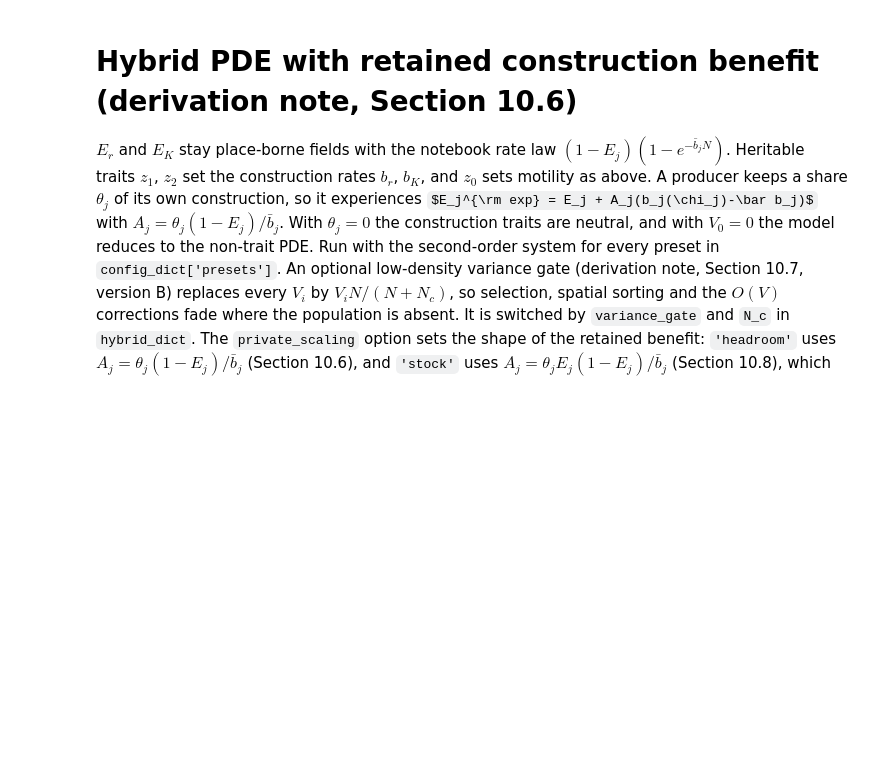
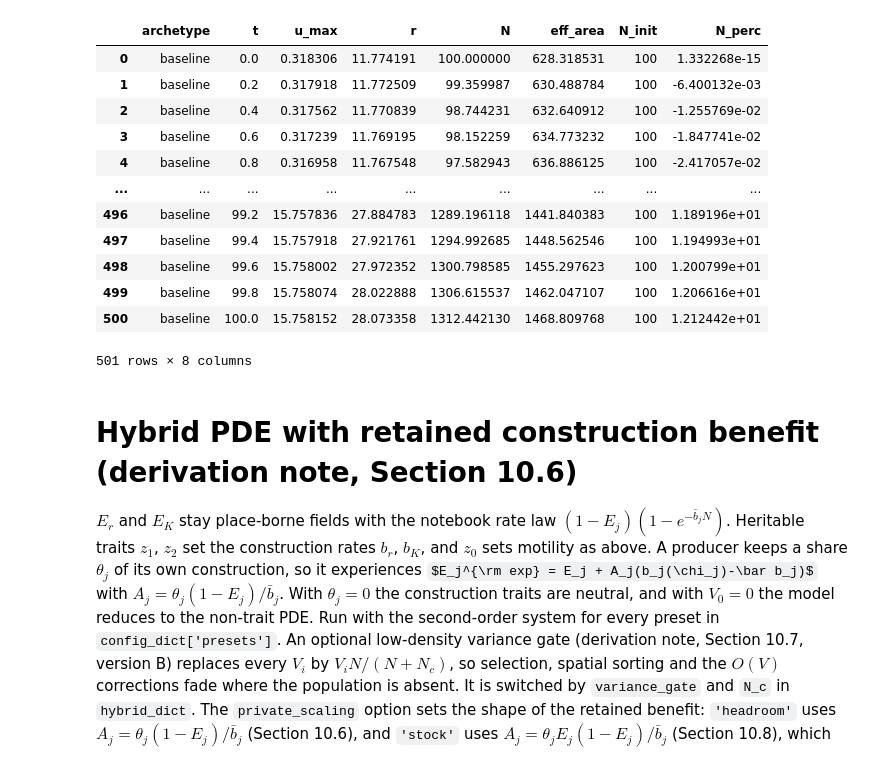
Before and after one commit to cancer-ecology-center/tumor-ecology-models, a Jupyter notebook: scripts/figures.ipynb, the cells around one changed output. Saved outputs shown, nothing was run; the diff lists cells and outputs as text; code cells hidden in the pictures; some formulas as TeX source; blank space fills up the shorter version.

```diff
--- a/scripts/figures.ipynb
+++ b/scripts/figures.ipynb
@@ -312,3 +303,19 @@ plt.show()
+# %%
+df[df['archetype']=='baseline']
+# %% [output]
+|  | archetype | t | u_max | r | N | eff_area | N_init | N_perc |
+| 0 | baseline | 0.0 | 0.318306 | 11.774191 | 100.000000 | 628.318531 | 100 | 1.332268e-15 |
+| 1 | baseline | 0.2 | 0.317918 | 11.772509 | 99.359987 | 630.488784 | 100 | -6.400132e-03 |
+| 2 | baseline | 0.4 | 0.317562 | 11.770839 | 98.744231 | 632.640912 | 100 | -1.255769e-02 |
+| 3 | baseline | 0.6 | 0.317239 | 11.769195 | 98.152259 | 634.773232 | 100 | -1.847741e-02 |
+| 4 | baseline | 0.8 | 0.316958 | 11.767548 | 97.582943 | 636.886125 | 100 | -2.417057e-02 |
+| ... | ... | ... | ... | ... | ... | ... | ... | ... |
+| 496 | baseline | 99.2 | 15.757836 | 27.884783 | 1289.196118 | 1441.840383 | 100 | 1.189196e+01 |
+| 497 | baseline | 99.4 | 15.757918 | 27.921761 | 1294.992685 | 1448.562546 | 100 | 1.194993e+01 |
+| 498 | baseline | 99.6 | 15.758002 | 27.972352 | 1300.798585 | 1455.297623 | 100 | 1.200799e+01 |
+| 499 | baseline | 99.8 | 15.758074 | 28.022888 | 1306.615537 | 1462.047107 | 100 | 1.206616e+01 |
+| 500 | baseline | 100.0 | 15.758152 | 28.073358 | 1312.442130 | 1468.809768 | 100 | 1.212442e+01 |
+501 rows × 8 columns
 # %% [markdown]
 # Hybrid PDE with retained construction benefit (derivation note, Section 10.6)
 $E_r$ and $E_K$ stay place-borne fields with the notebook rate law $(1-E_j)(1-e^{-\bar b_j N})$. Heritable traits $z_1$, $z_2$ set the construction rates $b_r$, $b_K$, and $z_0$ sets motility as above. A producer keeps a share $\theta_j$ of its own construction, so it experiences $E_j^{\rm exp} = E_j + A_j(b_j(\chi_j)-\bar b_j)$ with $A_j = \theta_j(1-E_j)/\bar b_j$. With $\theta_j = 0$ the construction traits are neutral, and with $V_0 = 0$ the model reduces to the non-trait PDE. Run with the second-order system for every preset in `config_dict['presets']`. An optional low-density variance gate (derivation note, Section 10.7, version B) replaces every $V_i$ by $V_i N/(N+N_c)$, so selection, spatial sorting and the $O(V)$ corrections fade where the population is absent. It is switched by `variance_gate` and `N_c` in `hybrid_dict`. The `private_scaling` option sets the shape of the retained benefit: `'headroom'` uses $A_j = \theta_j(1-E_j)/\bar b_j$ (Section 10.6), and `'stock'` uses $A_j = \theta_j E_j(1-E_j)/\bar b_j$ (Section 10.8), which keeps the second-order closure valid while $E_j$ is small. The f-string builder below is the readable reference and has no gate; the runs use the hand-coded `HybridPDE` class, which implements the same equations and compiles in seconds. The f-string builder requires `logistic_derivs` from the builder cell of the previous section.
```
Also changed, not shown: parts of 13 cells of this notebook.
